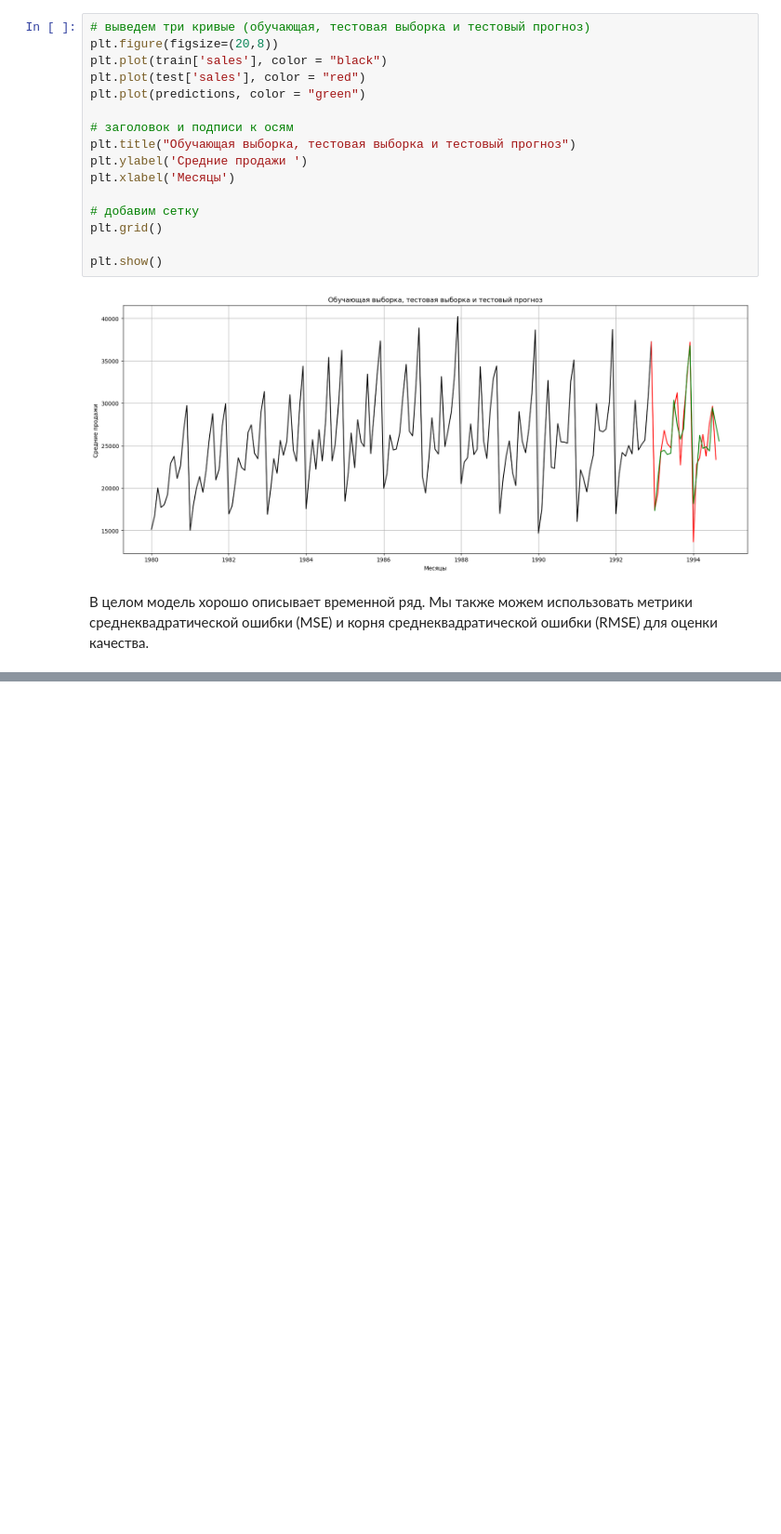
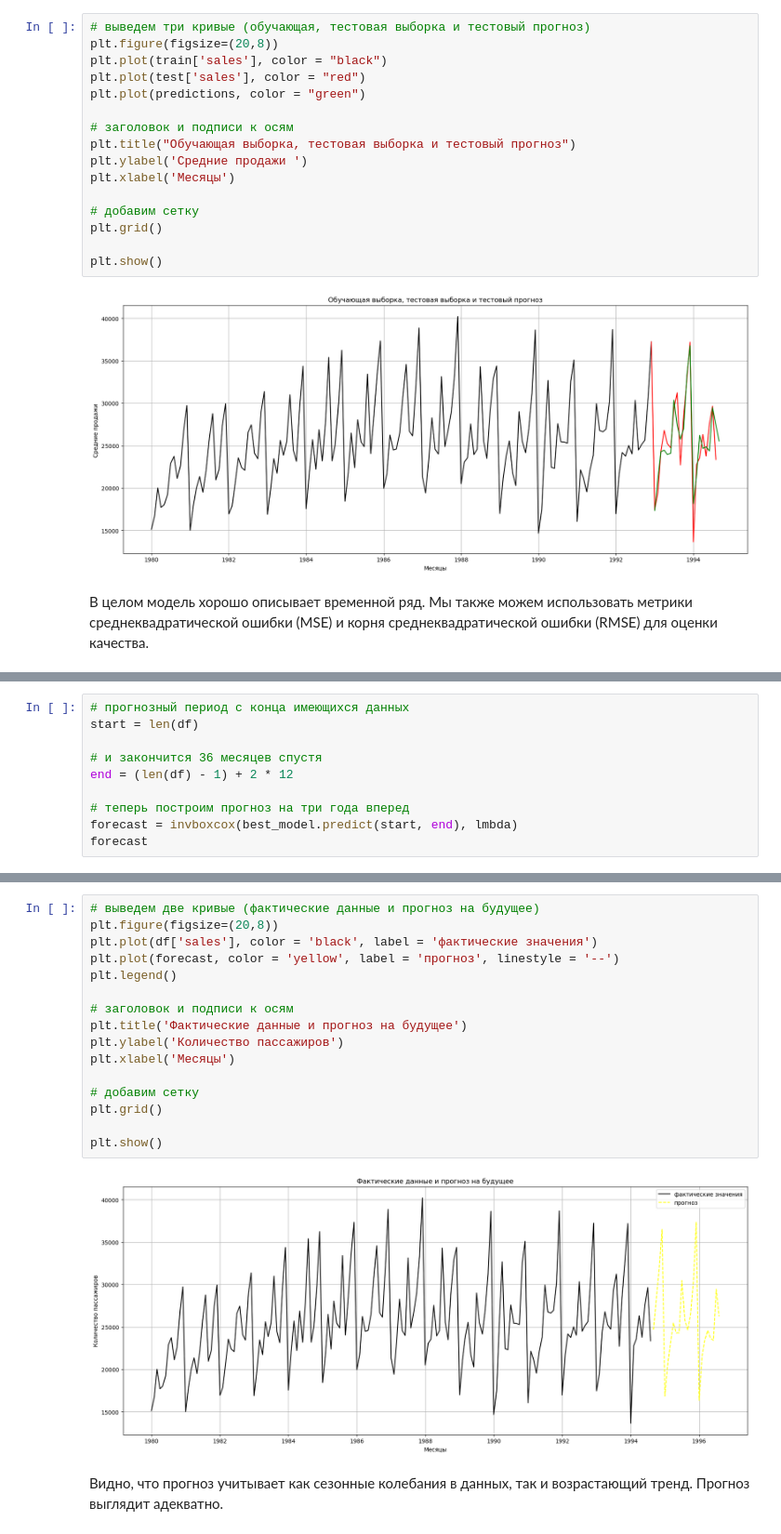
Before and after one commit to AlexanderFA/susu_search_retrieval_analysis, a Jupyter notebook: lab3/task3_1.ipynb, the cells around one changed output, grey strips where cells are left out. Shown at 93% size. Drawn from its saved outputs; the diff is of its cells as text; blank space fills up the shorter version.

Commit message:
Lab 3 - 8 forecast

```diff
--- a/lab3/task3_1.ipynb
+++ b/lab3/task3_1.ipynb
@@ -352,0 +369,10 @@ plt.show()
+# %%
+# прогнозный период с конца имеющихся данных
+start = len(df)
+
+# и закончится 36 месяцев спустя
+end = (len(df) - 1) + 2 * 12
+
+# теперь построим прогноз на три года вперед
+forecast = invboxcox(best_model.predict(start, end), lmbda)
+forecast
@@ -352,0 +397,20 @@ plt.show()
+# %%
+# выведем две кривые (фактические данные и прогноз на будущее)
+plt.figure(figsize=(20,8))
+plt.plot(df['sales'], color = 'black', label = 'фактические значения')
+plt.plot(forecast, color = 'yellow', label = 'прогноз', linestyle = '--')
+plt.legend()
+
+# заголовок и подписи к осям
+plt.title('Фактические данные и прогноз на будущее')
+plt.ylabel('Количество пассажиров')
+plt.xlabel('Месяцы')
+
+# добавим сетку
+plt.grid()
+
+plt.show()
+# %% [output]
+[figure, added]
+# %% [markdown]
+Видно, что прогноз учитывает как сезонные колебания в данных, так и возрастающий тренд. Прогноз выглядит адекватно.
```
Also changed, not shown: parts of 4 cells of this notebook.
